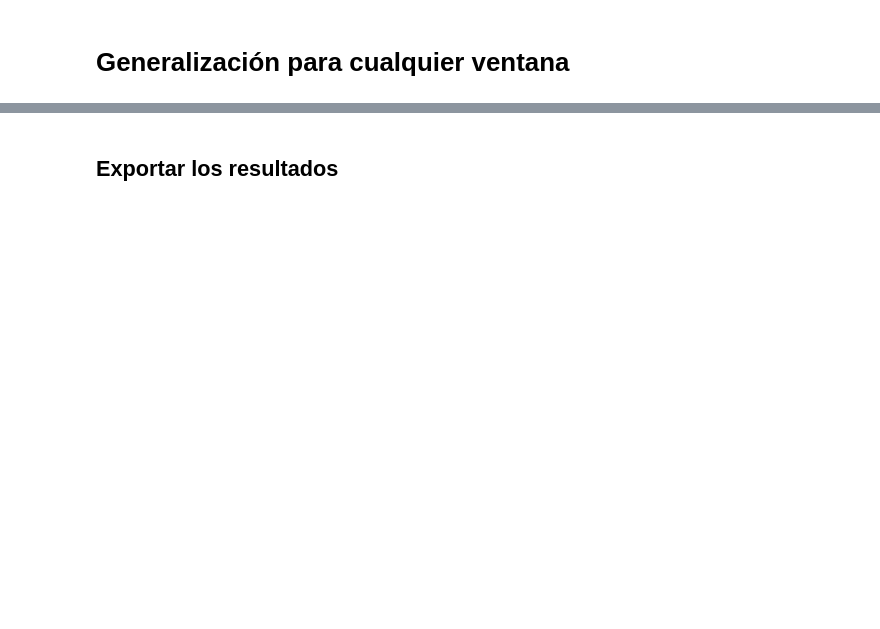
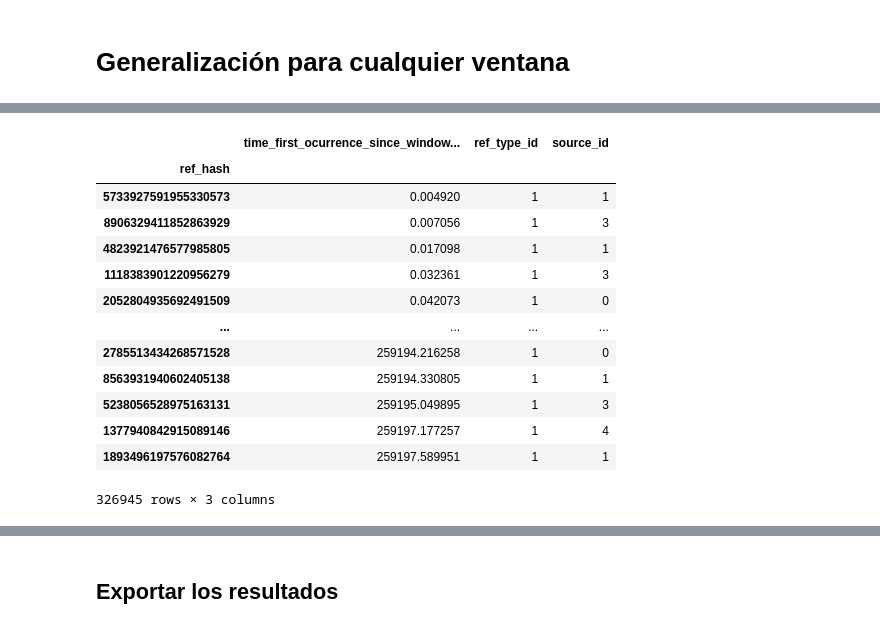
Before and after one commit to EugeniaFranchi/TP-Datos-2019, a Jupyter notebook: TP2/Auctions Ventana 1.ipynb, the cells around one changed output, grey strips where cells are left out. Drawn from its saved outputs; the diff is of its cells as text; code cells hidden in the pictures; blank space fills up the shorter version.

```diff
--- a/TP2/Auctions Ventana 1.ipynb
+++ b/TP2/Auctions Ventana 1.ipynb
@@ -161,3 +113,9 @@ R2 Score: 0.9998531489275672
+# %%
+def calculate_labels(filename, start_date):
+    # Leo el .csv, ordeno por fecha
+    auctions = pd.read_csv(filename, low_memory=False, parse_dates=['date'])
+    auctions = auctions.sort_values(by='date')
+    return create_labels(auctions, start_date)
 # %%
 def add_features(time_window_df, start_date):
     time_window_df['hour'] = time_window_df['date'].dt.hour.astype(np.int8)
@@ -189,0 +157,18 @@ def process_time_window(filename, start_date):
+# %%
+auctions2 = calculate_labels('data/auctions_ventanas/auctions_2019-04-21-2019-04-23.csv', '2019-04-21 00:00:00')
+auctions2
+# %% [output]
+|  | time_first_ocurrence_since_window... | ref_type_id | source_id |
+| ref_hash |  |  |  |
+| 5733927591955330573 | 0.004920 | 1 | 1 |
+| 8906329411852863929 | 0.007056 | 1 | 3 |
+| 4823921476577985805 | 0.017098 | 1 | 1 |
+| 1118383901220956279 | 0.032361 | 1 | 3 |
+| 2052804935692491509 | 0.042073 | 1 | 0 |
+| ... | ... | ... | ... |
+| 2785513434268571528 | 259194.216258 | 1 | 0 |
+| 8563931940602405138 | 259194.330805 | 1 | 1 |
+| 5238056528975163131 | 259195.049895 | 1 | 3 |
+| 1377940842915089146 | 259197.177257 | 1 | 4 |
+| 1893496197576082764 | 259197.589951 | 1 | 1 |
+326945 rows × 3 columns
```
Also changed, not shown: parts of 20 cells of this notebook.
